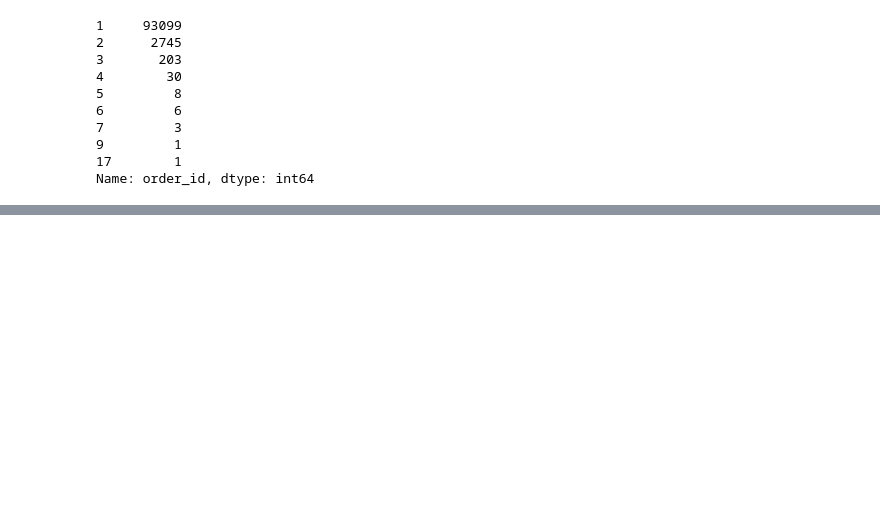
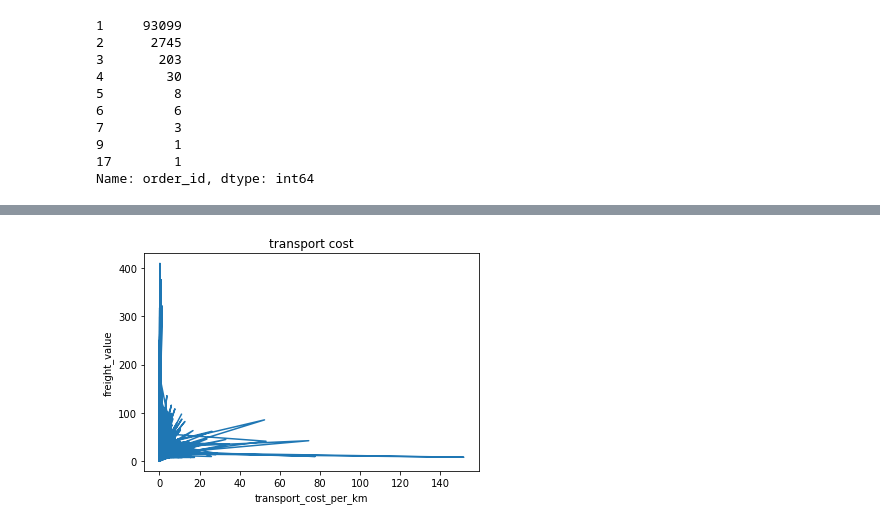
Before and after one commit to MaximeAlt/Brazilia, a Jupyter notebook: Merging test.ipynb, the cells around one changed output, grey strips where cells are left out. Cells and saved outputs as stored; diff of their text form; code cells hidden in the pictures; blank space fills up the shorter version.

```diff
--- a/Merging test.ipynb
+++ b/Merging test.ipynb
@@ -518,0 +577,15 @@ Name: order_id, dtype: int64
+# %%
+df_geo_seller = sellers.merge(geo, left_on ="seller_zip_code_prefix", right_on ='geolocation_zip_code_prefix', how ='inner')
+gr_geo_seller = df_geo_seller.groupby(['seller_id'], as_index=False).aggregate({
+                'geolocation_lat':'mean',
+                'geolocation_lng' : 'mean',
+                }).rename(columns={"geolocation_lat": "seller_lat",
+                            "geolocation_lng": "seller_lng",
+                })
+df_geo_customer = customer.merge(geo, left_on ="customer_zip_code_prefix", right_on ='geolocation_zip_code_prefix', how ='inner')
+gr_geo_customer = df_geo_customer.groupby(['customer_id'], as_index=False).aggregate({
+                'geolocation_lat':'mean',
+                'geolocation_lng' : 'mean',
+                }).rename(columns={"geolocation_lat": "customer_lat",
+                            "geolocation_lng": "customer_lng",
+                })
@@ -518,0 +601,10 @@ Name: order_id, dtype: int64
+# %%
+df = orders.merge(customer, on="customer_id", how ='left')\
+.merge(order_item, on= "order_id", how = 'left')\
+.merge(order_review, on ="order_id", how="left")\
+.merge(order_payment, on ='order_id', how ='left')\
+.merge(sellers, on ='seller_id', how ="left")\
+.merge(products, on = "product_id", how = 'left')\
+.merge(category, on="product_category_name", how="left")\
+.merge(gr_geo_seller, on="seller_id", how="left")\
+.merge(gr_geo_customer, on="customer_id", how="left")
@@ -518,0 +655,2 @@ Name: order_id, dtype: int64
+# %%
+df["transport_cost_per_km"] = df["freight_value"] / df["delivery_distance"]
@@ -518,0 +670,17 @@ Name: order_id, dtype: int64
+# %%
+
+# plotting the points
+plt.plot(df["transport_cost_per_km"], df["freight_value"])
+
+# naming the x axis
+plt.xlabel('transport_cost_per_km')
+# naming the y axis
+plt.ylabel('freight_value')
+
+# giving a title to my graph
+plt.title('transport cost')
+
+# function to show the plot
+plt.show()
+# %% [output]
+[figure, added]
```
Also changed, not shown: parts of 13 cells of this notebook, 3 other files.
